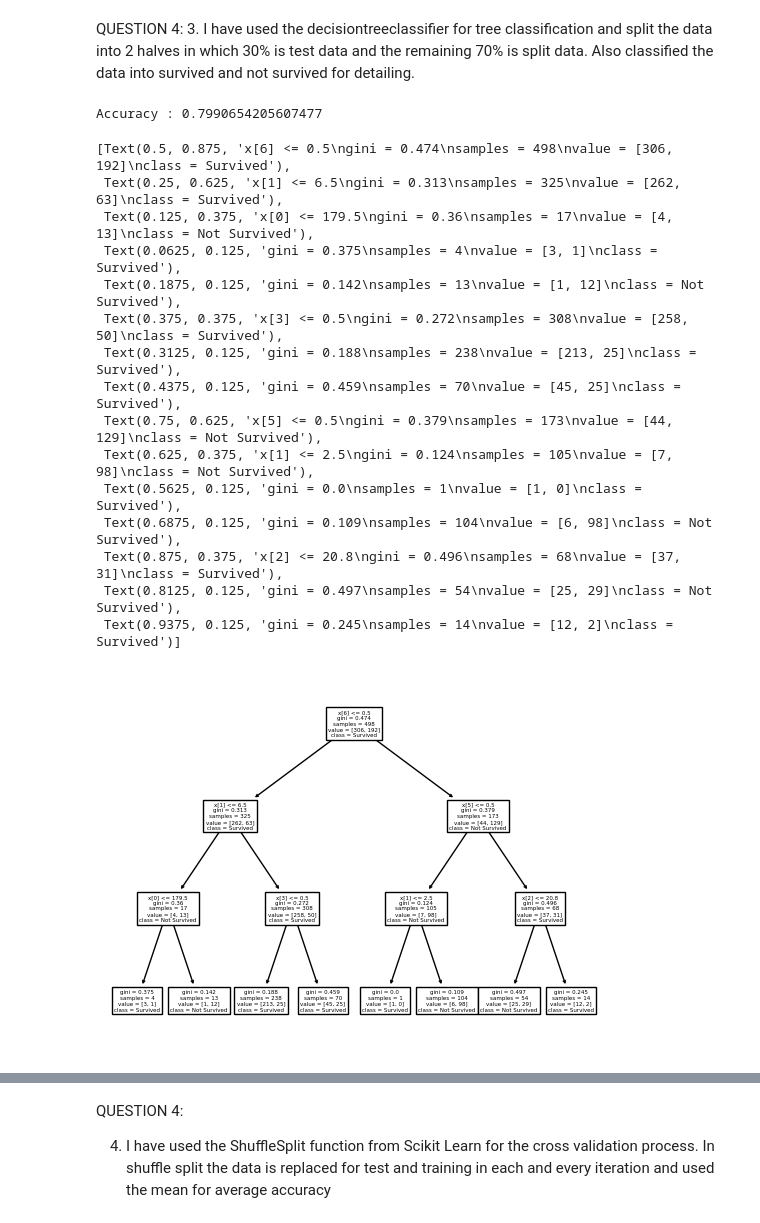
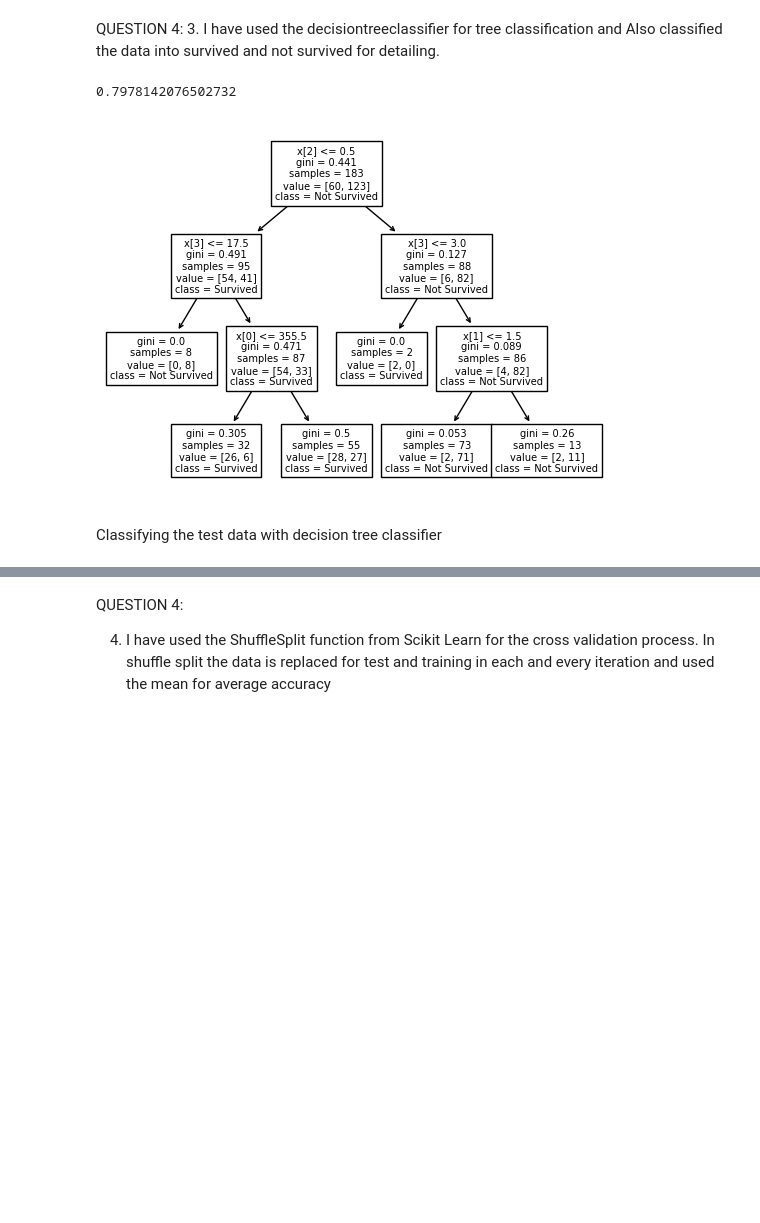
Before and after one commit to Ashish-1521/ML-HW, a Jupyter notebook: HW_3.ipynb, the cells around one changed output, grey strips where cells are left out. Cells and saved outputs as stored; diff of their text form; code cells hidden in the pictures; blank space fills up the shorter version.

```diff
--- a/HW_3.ipynb
+++ b/HW_3.ipynb
@@ -8,35 +21,20 @@
 # %%
-import pandas as pd
-import numpy as np
-from sklearn.model_selection import train_test_split
-from sklearn.model_selection import cross_val_score
-from sklearn.model_selection import KFold
-from sklearn.ensemble import RandomForestClassifier
-from sklearn import tree
-
-# reading the file
-_data = pd.read_csv("/content/sample_data/train.csv")
-print(_data.columns)
-
-# Removing unwanted or columns that does not provide much info
-unwanted_Col = ["Name","Cabin","Ticket"]
-_data = _data.drop(unwanted_Col,axis=1)
+print(_data)
 
 # Removing NA/null and duplicate values from columns
 _data = _data.dropna()
 _data = _data.drop_duplicates()
 
 # Tranforming sex, Embark and Pclass to columns for more information and detailing
-new_col = ["Pclass","Sex","Embarked"]
-new_data = []
-# get_dummies converts the values of column to a set of columns or class of different values.
-for c in new_col:
-  new_data.append(pd.get_dummies(_data[c]))
-new_data = pd.concat(new_data,axis=1) # since the data is in list format we concat the data with a null values for easy conversion
-_data = pd.concat((_data,new_data),axis=1)
+new_col = ["Sex","Embarked"]
+# new_data = []
+
+
+_data['Embarked'] = _data['Embarked'].map( {'S': 0, 'C': 1, 'Q': 2} ).astype(int)
+_data['Sex'] = _data['Sex'].map( {'male': 0, 'female': 1} ).astype(int)
 
 # Dropping redundant columns, we also drop sex, Pclass, Embarked since these values are transformed to classes/columns and added to the original data.
-unwanted_col = ["Pclass","Sex","Embarked","Parch","SibSp"]
+unwanted_col = ["Name","Cabin","Ticket","Fare"]
 _data = _data.drop(unwanted_col,axis=1)
 
 # Use interpolate function to fill all the missing values in the age. Interpolate fills the missing values with the median value
@@ -63,39 +61,21 @@ Index(['PassengerId', 'Survived', 'Pclass', 'Name', 'Sex', 'Age', 'SibSp',
 # %% [markdown]
  QUESTION 4:
- 3. I have used the decisiontreeclassifier for tree classification and split the data into 2 halves in which 30% is test data and the remaining 70% is split data. Also classified the data into survived and not survived for detailing.
+ 3. I have used the decisiontreeclassifier for tree classification and Also classified the data into survived and not survived for detailing.
 # %%
-from sklearn.metrics import accuracy_score
-X = _data.values
+X = _data.drop(["Survived"],axis=1).values
 Y = _data["Survived"].values
 
 # X still has survived column values removing the column
-X = np.delete(X,1,axis=1)
-
-X_train, X_test, Y_train, Y_real = train_test_split(X,Y,test_size=0.3)
+# X = np.delete(X,1,axis=1)
 
 # Using Decision tree classifier for decision tree
 clf = tree.DecisionTreeClassifier(max_depth = 3)
-clf = clf.fit(X_train,Y_train)
+clf = clf.fit(X,Y)
 # print(clf.score)
-y_pred = clf.predict(X_test)
-accuracy = accuracy_score(Y_real,y_pred)
-print("Accuracy :",accuracy)
 tree.plot_tree(clf,class_names = ['Survived','Not Survived'])
+clf.score(X,Y)
 # %% [output]
-Accuracy : 0.7990654205607477
+0.7978142076502732
-[Text(0.5, 0.875, 'x[6] <= 0.5\ngini = 0.474\nsamples = 498\nvalue = [306, 192]\nclass = Survived'),
- Text(0.25, 0.625, 'x[1] <= 6.5\ngini = 0.313\nsamples = 325\nvalue = [262, 63]\nclass = Survived'),
- Text(0.125, 0.375, 'x[0] <= 179.5\ngini = 0.36\nsamples = 17\nvalue = [4, 13]\nclass = Not Survived'),
- Text(0.0625, 0.125, 'gini = 0.375\nsamples = 4\nvalue = [3, 1]\nclass = Survived'),
- Text(0.1875, 0.125, 'gini = 0.142\nsamples = 13\nvalue = [1, 12]\nclass = Not Survived'),
- Text(0.375, 0.375, 'x[3] <= 0.5\ngini = 0.272\nsamples = 308\nvalue = [258, 50]\nclass = Survived'),
- Text(0.3125, 0.125, 'gini = 0.188\nsamples = 238\nvalue = [213, 25]\nclass = Survived'),
- Text(0.4375, 0.125, 'gini = 0.459\nsamples = 70\nvalue = [45, 25]\nclass = Survived'),
- Text(0.75, 0.625, 'x[5] <= 0.5\ngini = 0.379\nsamples = 173\nvalue = [44, 129]\nclass = Not Survived'),
- Text(0.625, 0.375, 'x[1] <= 2.5\ngini = 0.124\nsamples = 105\nvalue = [7, 98]\nclass = Not Survived'),
- Text(0.5625, 0.125, 'gini = 0.0\nsamples = 1\nvalue = [1, 0]\nclass = Survived'),
- Text(0.6875, 0.125, 'gini = 0.109\nsamples = 104\nvalue = [6, 98]\nclass = Not Survived'),
- Text(0.875, 0.375, 'x[2] <= 20.8\ngini = 0.496\nsamples = 68\nvalue = [37, 31]\nclass = Survived'),
- Text(0.8125, 0.125, 'gini = 0.497\nsamples = 54\nvalue = [25, 29]\nclass = Not Survived'),
- Text(0.9375, 0.125, 'gini = 0.245\nsamples = 14\nvalue = [12, 2]\nclass = Survived')]
-[figure, old version]
+[figure, new version]
+# %% [markdown]
+Classifying the test data with decision tree classifier
```
Also changed, not shown: parts of 8 cells of this notebook.
